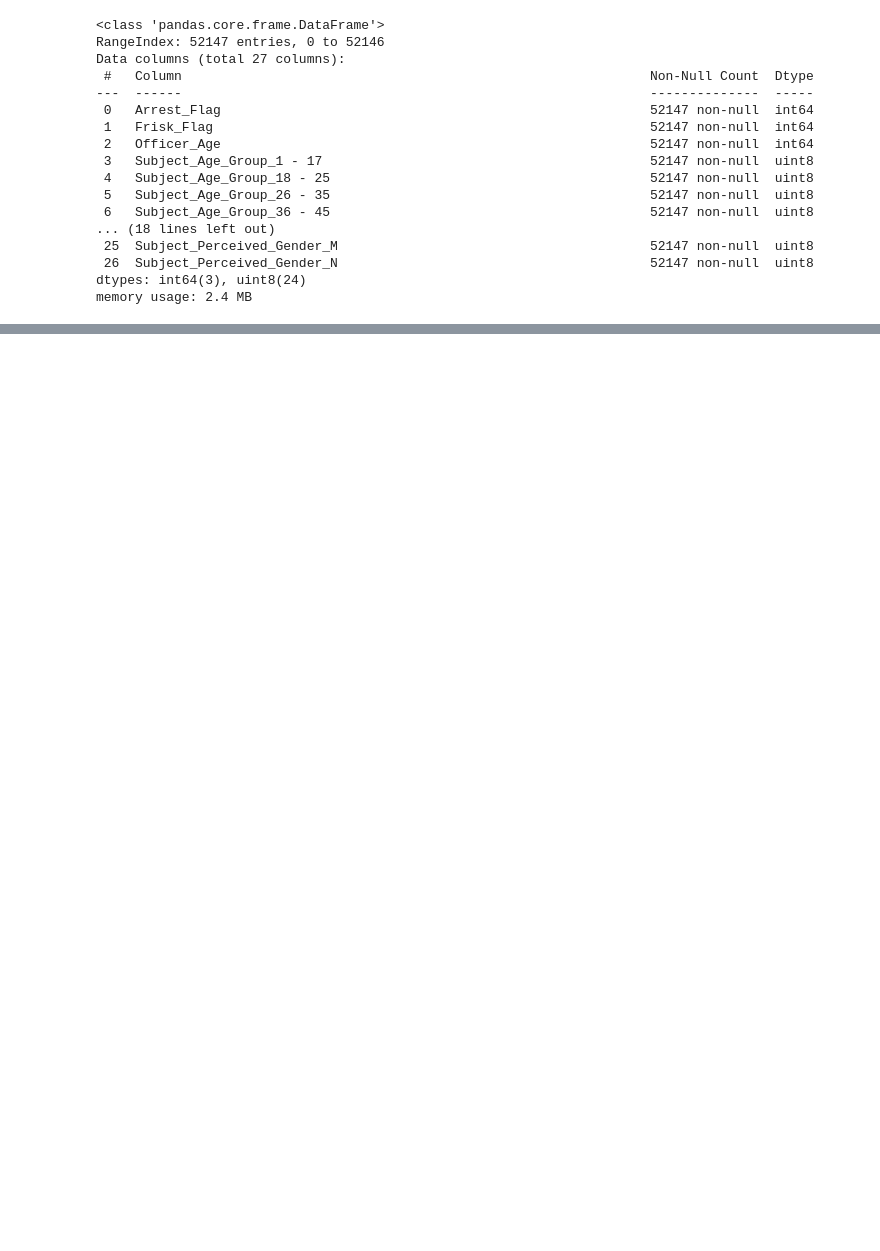
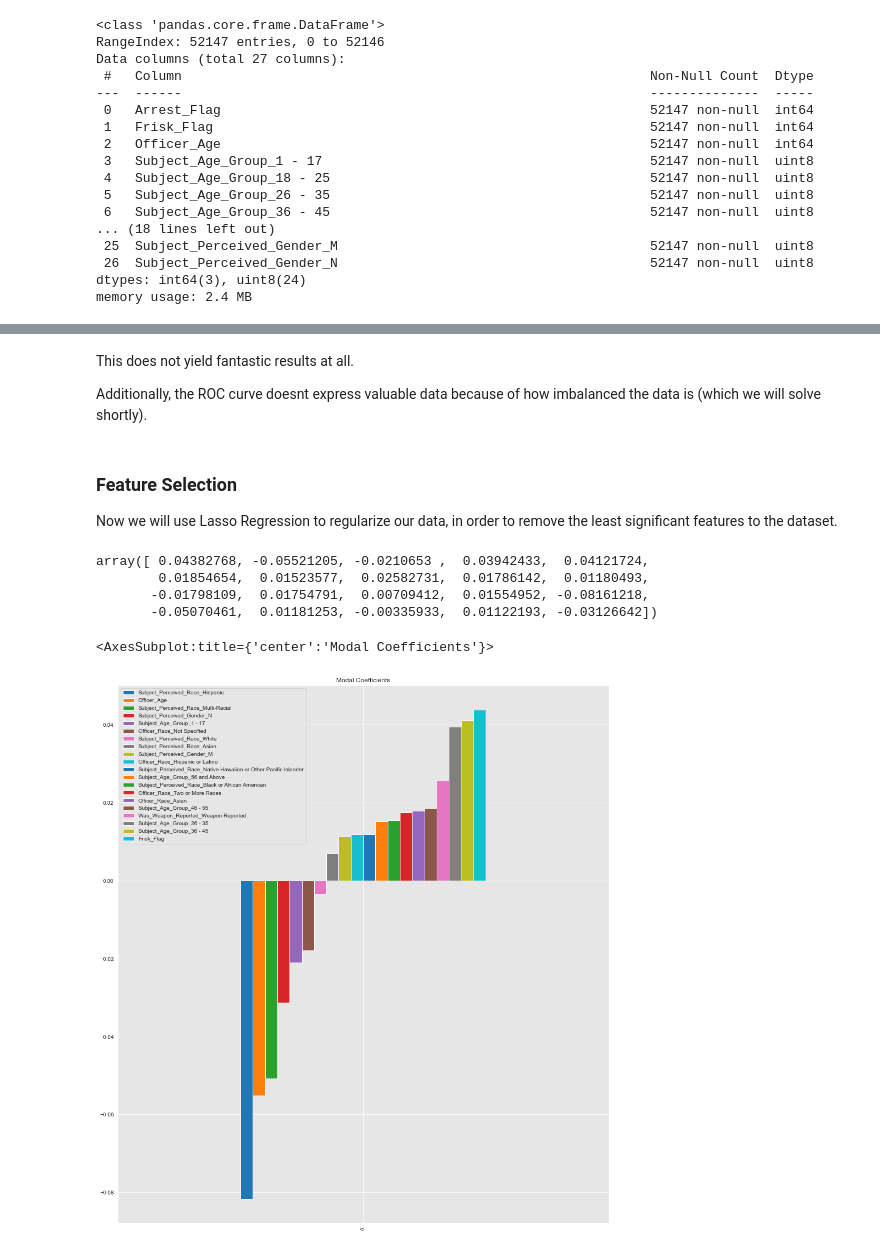
Before and after one commit to shadel96/dsc-Terry_Stops_Analysis, a Jupyter notebook: terry_models.ipynb, the cells around one changed output, grey strips where cells are left out. Saved outputs shown, nothing was run; the diff lists cells and outputs as text; code cells hidden in the pictures; blank space fills up the shorter version.

```diff
--- a/terry_models.ipynb
+++ b/terry_models.ipynb
@@ -83,0 +157,27 @@ X_train, X_test, y_train, y_test = train_test_split(X, y, random_state=42, strat
+# %% [markdown]
+This does not yield fantastic results at all.
+
+Additionally, the ROC curve doesnt express valuable data because of how imbalanced the data is (which we will solve shortly).
+# %% [markdown]
+### Feature Selection
+Now we will use Lasso Regression to regularize our data, in order to remove the least significant features to the dataset.
+# %%
+lasso = Lasso(alpha = .001)
+lasso = lasso.fit(X_train, y_train)
+y_train_predFS = lasso.predict(X_train)
+# y_test_pred_fs = lasso.predict(X_test_fs)
+# %%
+lasso.coef_
+# %% [output]
+array([ 0.04382768, -0.05521205, -0.0210653 ,  0.03942433,  0.04121724,
+        0.01854654,  0.01523577,  0.02582731,  0.01786142,  0.01180493,
+       -0.01798109,  0.01754791,  0.00709412,  0.01554952, -0.08161218,
+       -0.05070461,  0.01181253, -0.00335933,  0.01122193, -0.03126642])
+# %%
+lasso_coef = pd.DataFrame(data=lasso.coef_).T
+lasso_coef.columns = X_train.columns
+lasso_coef = lasso_coef.T.sort_values(by=0).T
+lasso_coef.plot(kind='bar', title='Modal Coefficients', legend=True, figsize=(16,18))
+# %% [output]
+<AxesSubplot:title={'center':'Modal Coefficients'}>
+[figure, added]
```
Also changed, not shown: parts of 45 cells of this notebook.
